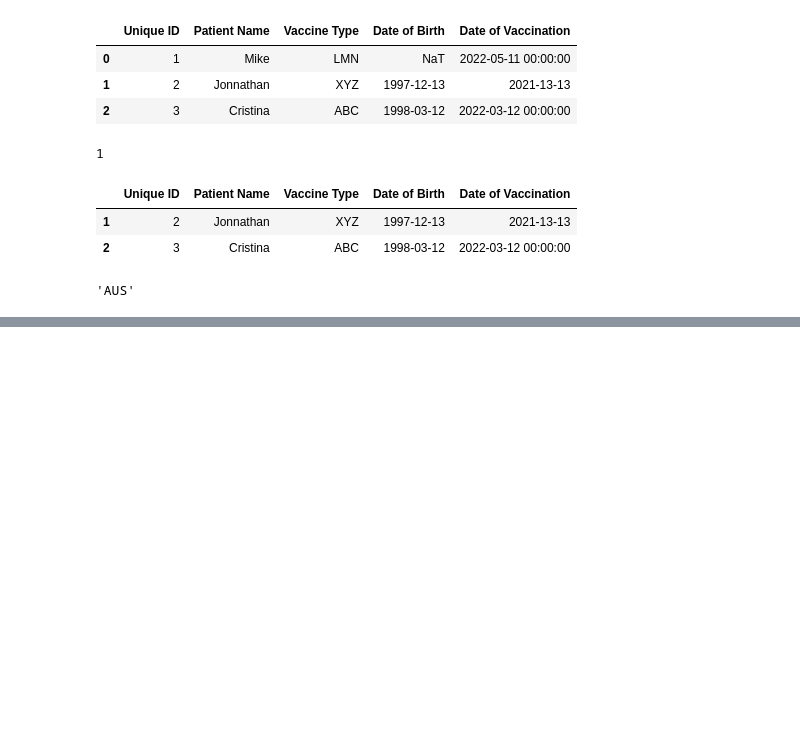
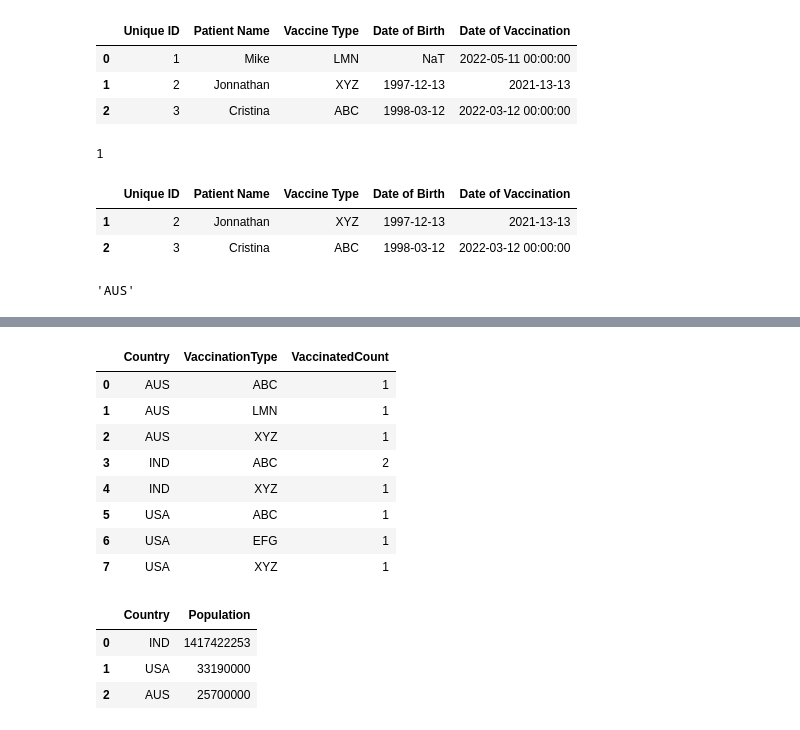
Before and after one commit to Swapnil4GIT/Data-Engineering-Vaccination-Metrics, a Jupyter notebook: Notebook/Vaccination_Metrics_Full_Feed.ipynb, the cells around one changed output, grey strips where cells are left out. Cells and saved outputs as stored; diff of their text form; code cells hidden in the pictures; blank space fills up the shorter version.

```diff
--- a/Notebook/Vaccination_Metrics_Full_Feed.ipynb
+++ b/Notebook/Vaccination_Metrics_Full_Feed.ipynb
@@ -313,4 +313,4 @@ df_i = pd.read_csv('../Staging/IND.csv')
 df_u = pd.read_csv('../Staging/USA.csv')
 df_a = pd.read_csv('../Staging/AUS.csv')
 # %%
-pd.concat([df_i, df_u, df_a], ignore_index=True, sort=False)
+df_all = pd.concat([df_i, df_u, df_a], ignore_index=True, sort=False)
@@ -327,0 +330,14 @@ pd.concat([df_i, df_u, df_a], ignore_index=True, sort=False)
+# %%
+df_all.groupby(['Country','VaccinationType']).agg(
+        VaccinatedCount = pd.NamedAgg('ID', 'count')
+    ).reset_index()
+# %% [output]
+|  | Country | VaccinationType | VaccinatedCount |
+| 0 | AUS | ABC | 1 |
+| 1 | AUS | LMN | 1 |
+| 2 | AUS | XYZ | 1 |
+| 3 | IND | ABC | 2 |
+| 4 | IND | XYZ | 1 |
+| 5 | USA | ABC | 1 |
+| 6 | USA | EFG | 1 |
+| 7 | USA | XYZ | 1 |
@@ -327,0 +348,10 @@ pd.concat([df_i, df_u, df_a], ignore_index=True, sort=False)
+# %%
+x = {'Country': ['IND', 'USA', 'AUS'],
+     'Population':[1417422253, 33190000, 25700000]}
+population = pd.DataFrame(x)
+population
+# %% [output]
+|  | Country | Population |
+| 0 | IND | 1417422253 |
+| 1 | USA | 33190000 |
+| 2 | AUS | 25700000 |
```
Also changed, not shown: parts of 3 cells of this notebook, 10 other files.
